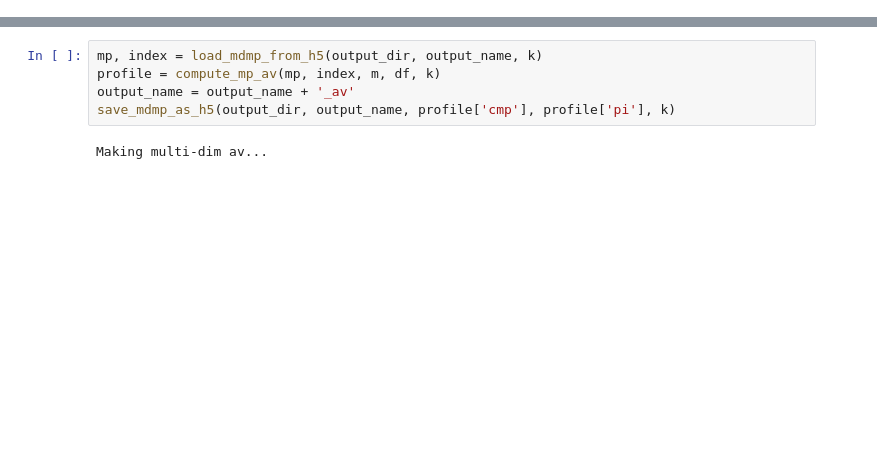
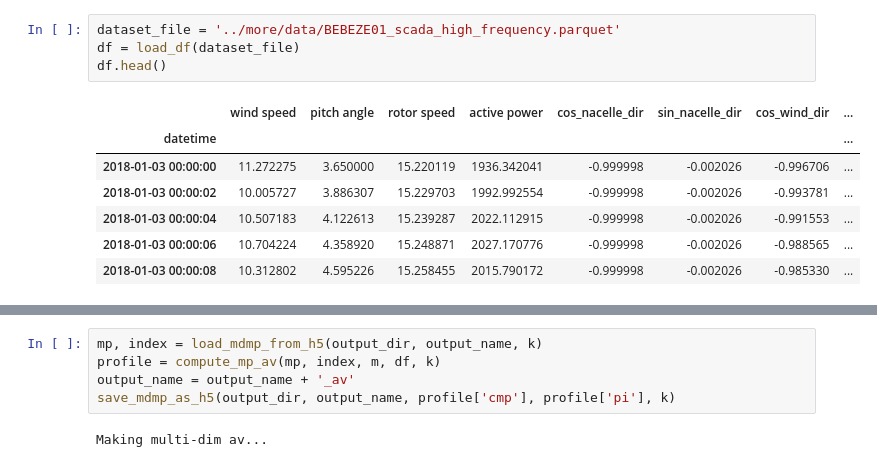
Before and after one commit to MORE-EU/more-pattern-extraction, a Jupyter notebook: interesting_patterns.ipynb, the cells around one changed output, grey strips where cells are left out. Drawn from its saved outputs; the diff is of its cells as text; blank space fills up the shorter version.

```diff
--- a/interesting_patterns.ipynb
+++ b/interesting_patterns.ipynb
@@ -82,0 +31,12 @@ Finished
+# %%
+dataset_file = '../more/data/BEBEZE01_scada_high_frequency.parquet'
+df = load_df(dataset_file)
+df.head()
+# %% [output]
+|  | wind speed | pitch angle | rotor speed | active power | cos_nacelle_dir | sin_nacelle_dir | cos_wind_dir | ... |
+| datetime |  |  |  |  |  |  |  | ... |
+| 2018-01-03 00:00:00 | 11.272275 | 3.650000 | 15.220119 | 1936.342041 | -0.999998 | -0.002026 | -0.996706 | ... |
+| 2018-01-03 00:00:02 | 10.005727 | 3.886307 | 15.229703 | 1992.992554 | -0.999998 | -0.002026 | -0.993781 | ... |
+| 2018-01-03 00:00:04 | 10.507183 | 4.122613 | 15.239287 | 2022.112915 | -0.999998 | -0.002026 | -0.991553 | ... |
+| 2018-01-03 00:00:06 | 10.704224 | 4.358920 | 15.248871 | 2027.170776 | -0.999998 | -0.002026 | -0.988565 | ... |
+| 2018-01-03 00:00:08 | 10.312802 | 4.595226 | 15.258455 | 2015.790172 | -0.999998 | -0.002026 | -0.985330 | ... |
```
Also changed, not shown: parts of 29 cells of this notebook.
